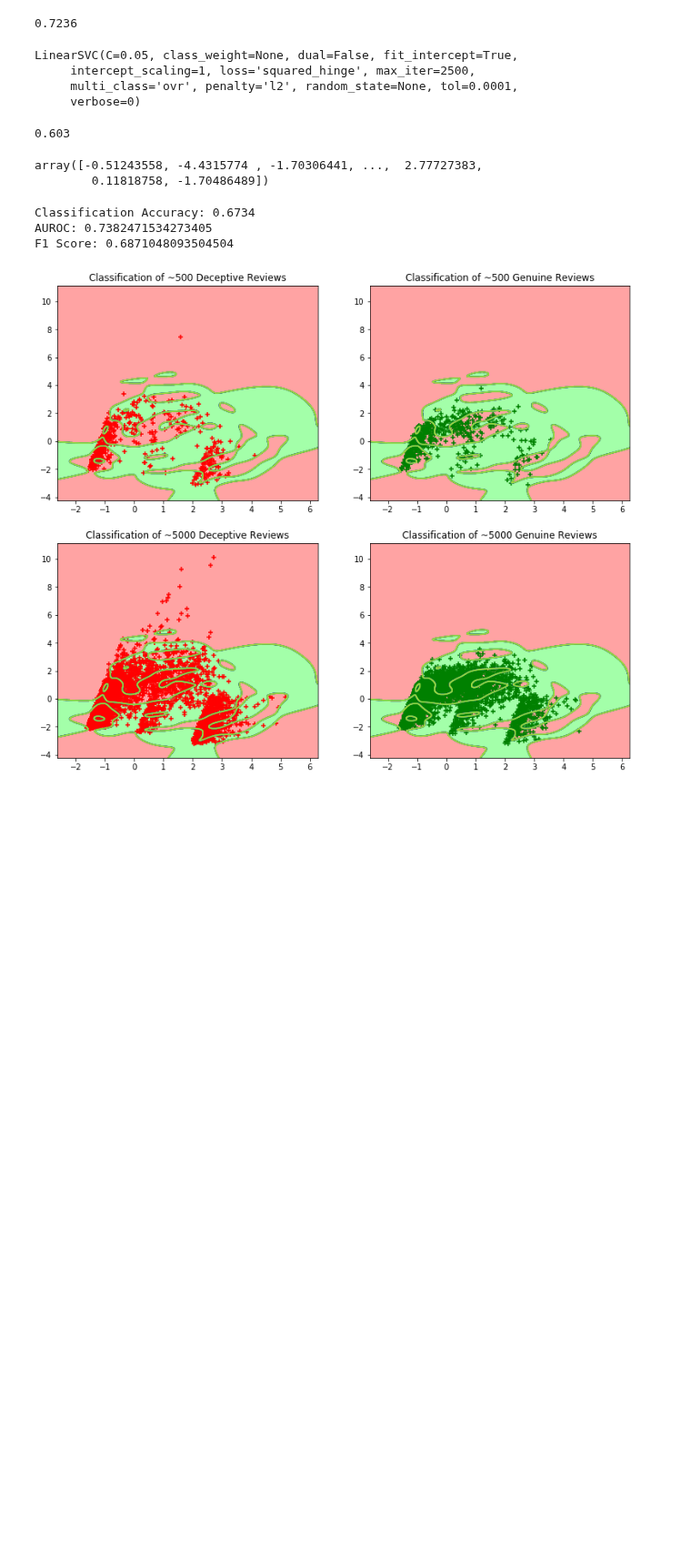
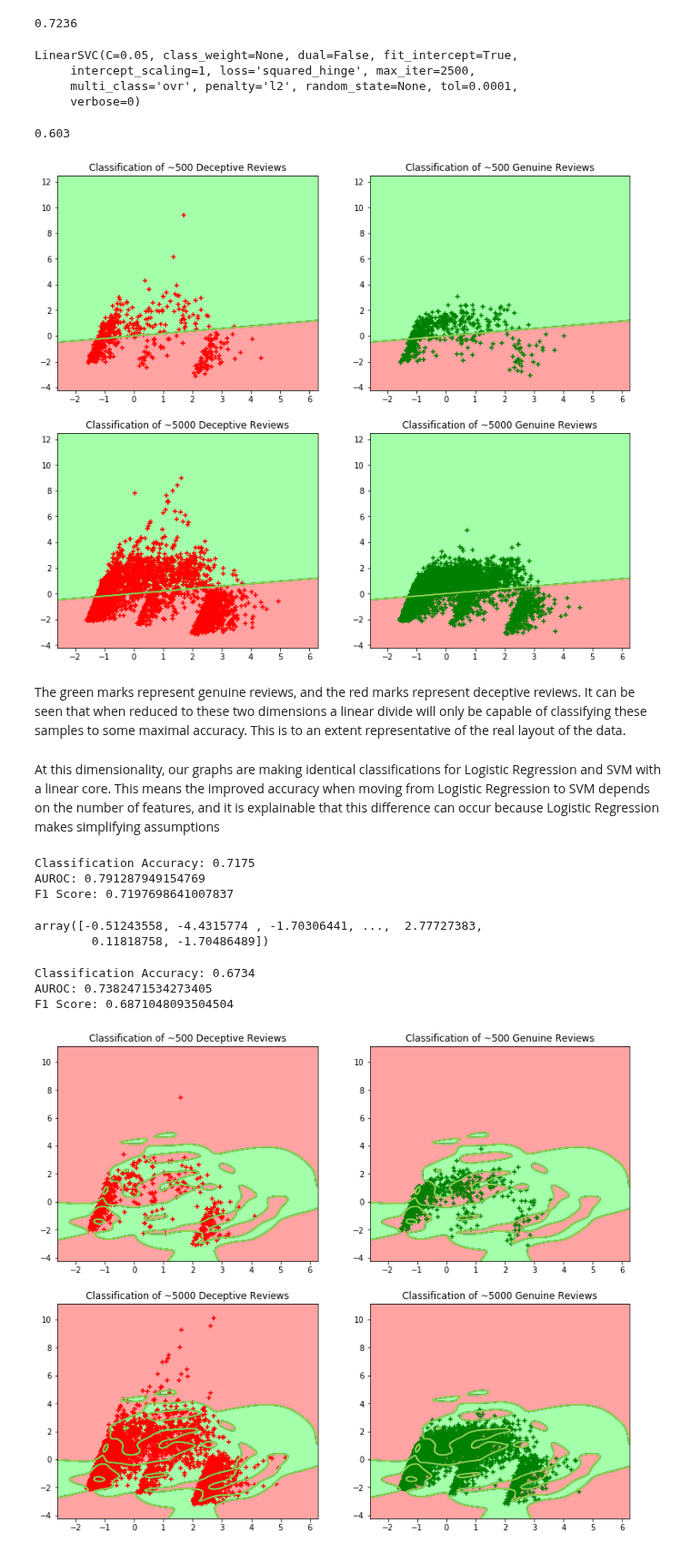
Before and after one commit to CPSSD/LUCAS, a Jupyter notebook: LUCAS/notebooks/yelp/5_svm_ArchitectureEngineering.ipynb, the cells around one changed output. Shown at 91% size. Drawn from its saved outputs; the diff is of its cells as text; code cells hidden in the pictures; blank space fills up the shorter version.

Commit message:
Add contour plot for Linear SVM

```diff
--- a/LUCAS/notebooks/yelp/5_svm_ArchitectureEngineering.ipynb
+++ b/LUCAS/notebooks/yelp/5_svm_ArchitectureEngineering.ipynb
@@ -581,3 +581,15 @@ xx, yy = np.meshgrid(np.arange(x_min, x_max, .01), np.arange(y_min, y_max, .01))
 
 Z = model.predict(np.c_[xx.ravel(),  yy.ravel()])
 Z = Z.reshape(xx.shape)
+# %%
+subplot_classifications(1, "Classification of ~500 Deceptive Reviews", "r", data2D, xx, yy, Z, label=1, indices=indices1000)
+subplot_classifications(2, "Classification of ~500 Genuine Reviews", "g", data2D, xx, yy, Z, label=0, indices=indices1000)
+subplot_classifications(3, "Classification of ~5000 Deceptive Reviews", "r", data2D, xx, yy, Z, label=1, indices=indices10000)
+subplot_classifications(4, "Classification of ~5000 Genuine Reviews", "g", data2D, xx, yy, Z, label=0, indices=indices10000)
+plt.show()
+# %% [output]
+[figure, added]
+# %% [markdown]
+The green marks represent genuine reviews, and the red marks represent deceptive reviews. It can be seen that when reduced to these two dimensions a linear divide will only be capable of classifying these samples to some maximal accuracy. This is to an extent representative of the real layout of the data.
+# %% [markdown]
+At this dimensionality, our graphs are making identical classifications for Logistic Regression and SVM with a linear core. This means the improved accuracy when moving from Logistic Regression to SVM depends on the number of features, and it is explainable that this difference can occur because Logistic Regression makes simplifying assumptions
@@ -584,3 +599,12 @@ Z = Z.reshape(xx.shape)
+# %%
+predicted = [1 if score >= 0 else 0 for score in scores]
+print("Classification Accuracy:", accuracy_score(test_y, predicted))
+print("AUROC:", roc_auc_score(test_y, scores))
+print("F1 Score:", f1_score(test_y, predicted))
+# %% [output]
+Classification Accuracy: 0.7175
+AUROC: 0.791287949154769
+F1 Score: 0.7197698641007837
 # %%
 nuSVM = NuSVC()
 # %%
```
Also changed, not shown: parts of 1 cell of this notebook.
